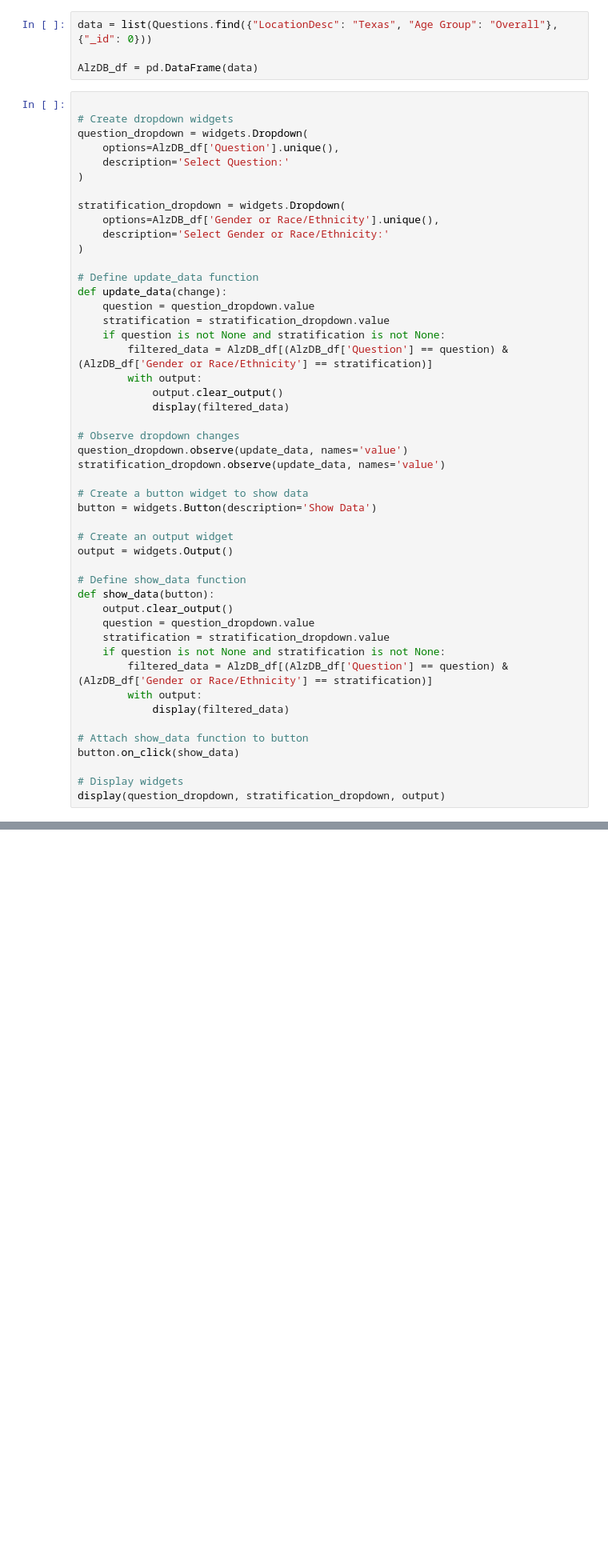
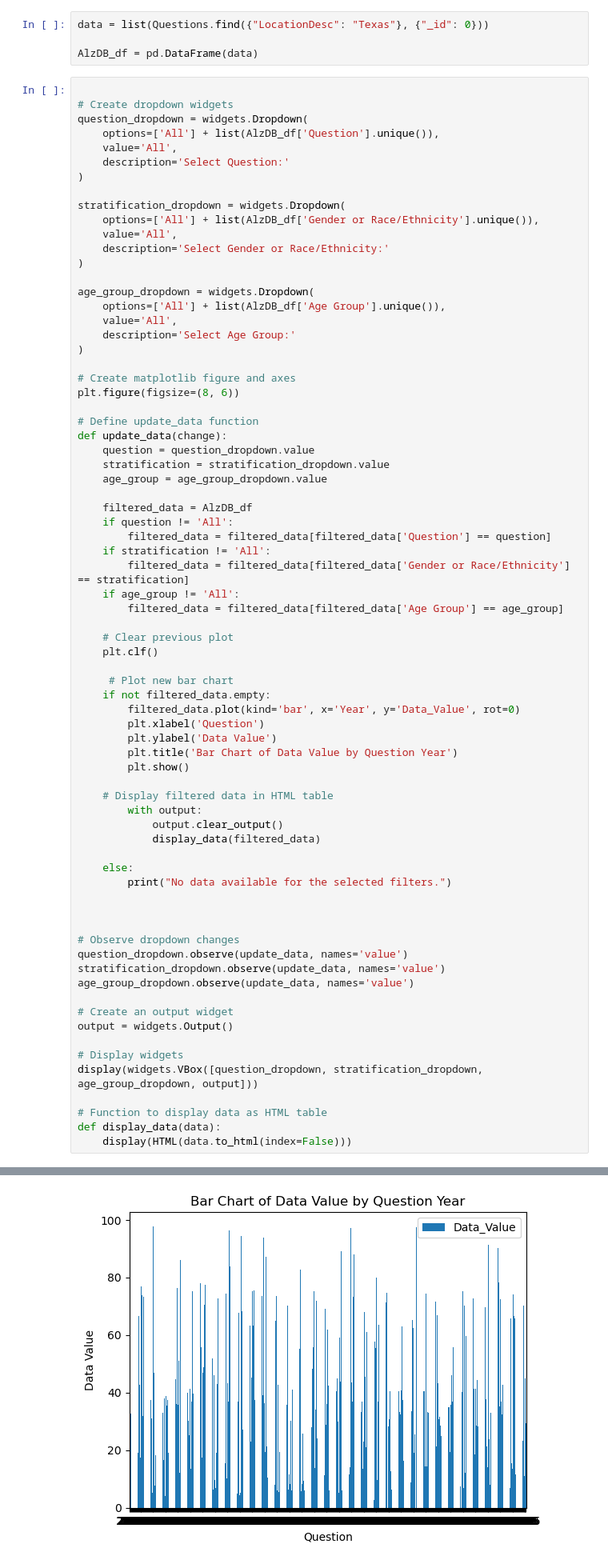
Before and after one commit to apizana/Project3, a Jupyter notebook: Notebooks/Data_Visualization.ipynb, the cells around one changed output, grey strips where cells are left out. Shown at 80% size. Cells and saved outputs as stored; diff of their text form; blank space fills up the shorter version.

```diff
--- a/Notebooks/Data_Visualization.ipynb
+++ b/Notebooks/Data_Visualization.ipynb
@@ -13,55 +13,80 @@ db = mongo['AlzheimersDB']
 # %%
 Questions = db['Question_Data']
 # %%
-data = list(Questions.find({"LocationDesc": "Texas", "Age Group": "Overall"}, {"_id": 0}))
+data = list(Questions.find({"LocationDesc": "Texas"}, {"_id": 0}))
 
 AlzDB_df = pd.DataFrame(data)
 # %%
 
 # Create dropdown widgets
 question_dropdown = widgets.Dropdown(
-    options=AlzDB_df['Question'].unique(),
+    options=['All'] + list(AlzDB_df['Question'].unique()),
+    value='All',
     description='Select Question:'
 )
 
 stratification_dropdown = widgets.Dropdown(
-    options=AlzDB_df['Gender or Race/Ethnicity'].unique(),
+    options=['All'] + list(AlzDB_df['Gender or Race/Ethnicity'].unique()),
+    value='All',
     description='Select Gender or Race/Ethnicity:'
 )
+
+age_group_dropdown = widgets.Dropdown(
+    options=['All'] + list(AlzDB_df['Age Group'].unique()),
+    value='All',
+    description='Select Age Group:'
+)
+
+# Create matplotlib figure and axes
+plt.figure(figsize=(8, 6))
 
 # Define update_data function
 def update_data(change):
     question = question_dropdown.value
     stratification = stratification_dropdown.value
-    if question is not None and stratification is not None:
-        filtered_data = AlzDB_df[(AlzDB_df['Question'] == question) & (AlzDB_df['Gender or Race/Ethnicity'] == stratification)]
+    age_group = age_group_dropdown.value
+
+    filtered_data = AlzDB_df
+    if question != 'All':
+        filtered_data = filtered_data[filtered_data['Question'] == question]
+    if stratification != 'All':
+        filtered_data = filtered_data[filtered_data['Gender or Race/Ethnicity'] == stratification]
+    if age_group != 'All':
+        filtered_data = filtered_data[filtered_data['Age Group'] == age_group]
+
+    # Clear previous plot
+    plt.clf()
+
+     # Plot new bar chart
+    if not filtered_data.empty:
+        filtered_data.plot(kind='bar', x='Year', y='Data_Value', rot=0)
+        plt.xlabel('Question')
+        plt.ylabel('Data Value')
+        plt.title('Bar Chart of Data Value by Question Year')
+        plt.show()
+
+    # Display filtered data in HTML table
         with output:
             output.clear_output()
-            display(filtered_data)
+            display_data(filtered_data)
+
+    else:
+        print("No data available for the selected filters.")
+
+
 
 # Observe dropdown changes
 question_dropdown.observe(update_data, names='value')
 stratification_dropdown.observe(update_data, names='value')
-
-# Create a button widget to show data
-button = widgets.Button(description='Show Data')
+age_group_dropdown.observe(update_data, names='value')
 
 # Create an output widget
 output = widgets.Output()
 
-# Define show_data function
-def show_data(button):
-    output.clear_output()
-    question = question_dropdown.value
-    stratification = stratification_dropdown.value
-    if question is not None and stratification is not None:
-        filtered_data = AlzDB_df[(AlzDB_df['Question'] == question) & (AlzDB_df['Gender or Race/Ethnicity'] == stratification)]
-        with output:
-            display(filtered_data)
+# Display widgets
+display(widgets.VBox([question_dropdown, stratification_dropdown, age_group_dropdown, output]))
 
-# Attach show_data function to button
-button.on_click(show_data)
-
-# Display widgets
-display(question_dropdown, stratification_dropdown, output)
+# Function to display data as HTML table
+def display_data(data):
+    display(HTML(data.to_html(index=False)))
 # %% [output]
@@ -70,0 +96 @@ Dropdown(description='Select Gender or Race/Ethnicity:', options=('Female', 'His
+[figure, added]
```
Also changed, not shown: parts of 2 cells of this notebook, 4 other files.
